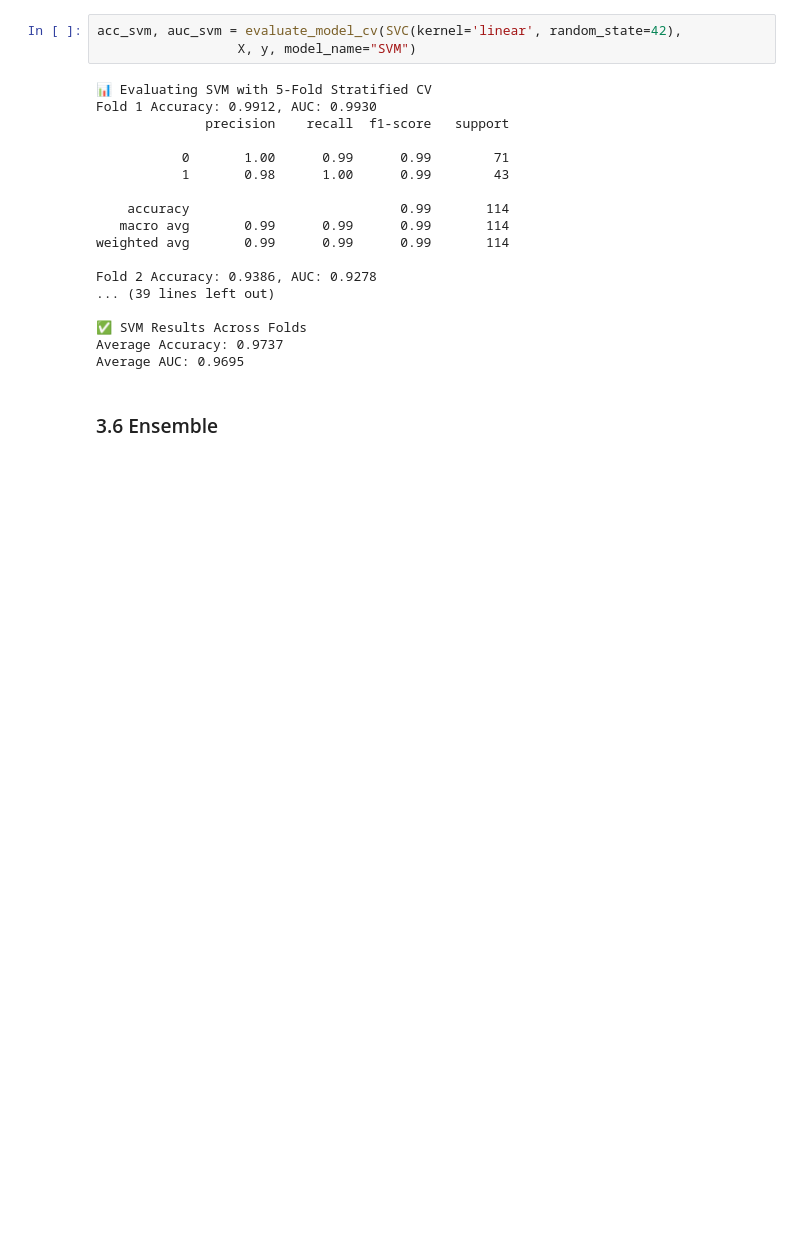
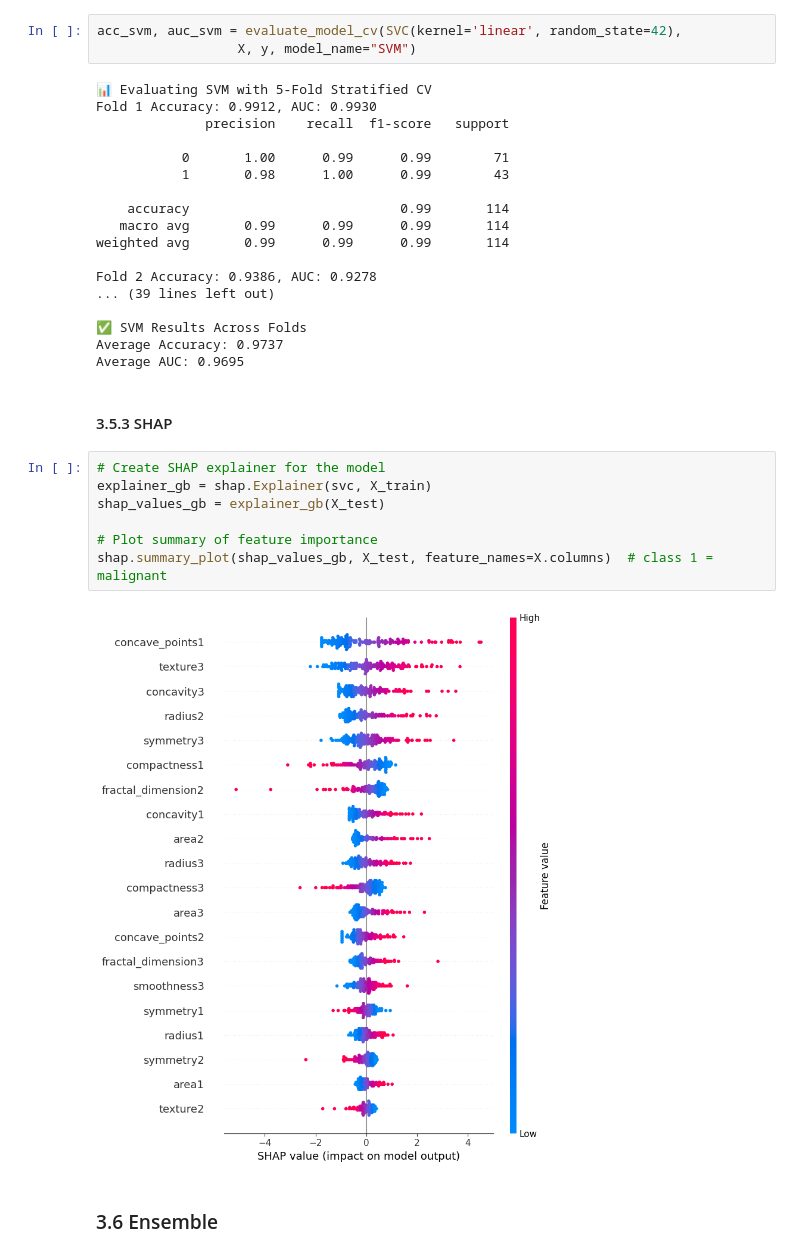
Before and after one commit to devanshis12/mlcb-bc-detection, a Jupyter notebook: bc_model.ipynb, the cells around one changed output. Saved outputs shown, nothing was run; the diff lists cells and outputs as text; blank space fills up the shorter version.

Commit message:
added shap plots for svc

```diff
--- a/bc_model.ipynb
+++ b/bc_model.ipynb
@@ -774,6 +774,17 @@ Fold 2 Accuracy: 0.9386, AUC: 0.9278
 ✅ SVM Results Across Folds
 Average Accuracy: 0.9737
 Average AUC: 0.9695
+# %% [markdown]
+#### 3.5.3 SHAP
+# %%
+# Create SHAP explainer for the model
+explainer_gb = shap.Explainer(svc, X_train)
+shap_values_gb = explainer_gb(X_test)
+
+# Plot summary of feature importance
+shap.summary_plot(shap_values_gb, X_test, feature_names=X.columns)  # class 1 = malignant
+# %% [output]
+[figure, added]
 # %% [markdown]
 ### 3.6 Ensemble
 # %%
```
Also changed, not shown: parts of 2 cells of this notebook.
